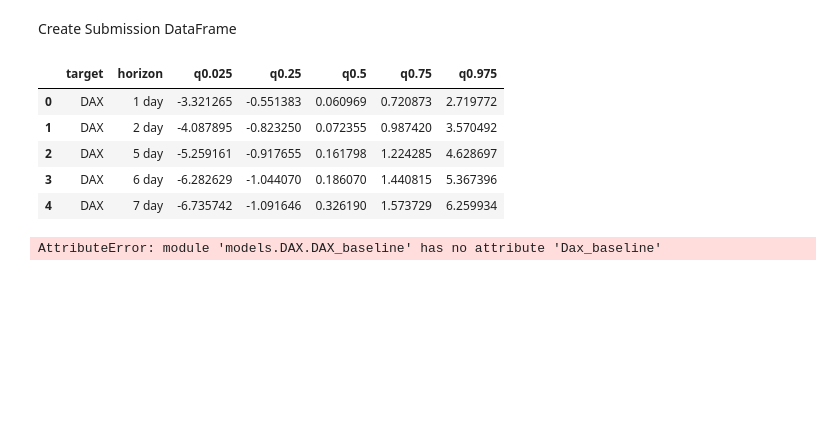
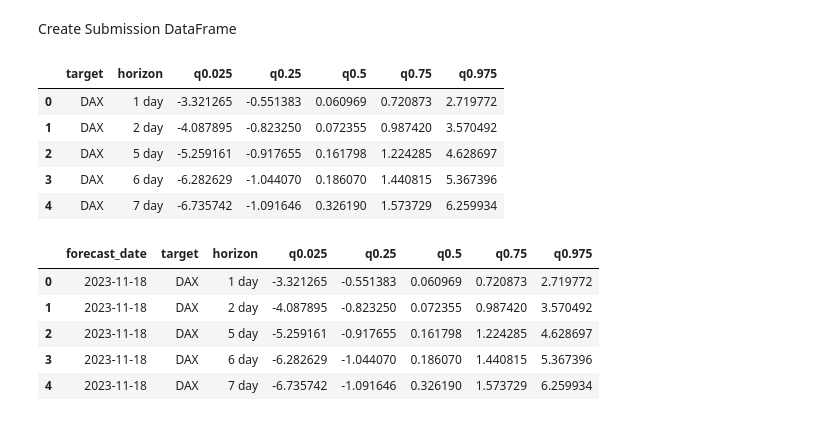
Before and after one commit to Stephantmp/probabilistic-forecasting-challenge, a Jupyter notebook: notebooks/DAX_Baseline.ipynb, the cells around one changed output. Cells and saved outputs as stored; diff of their text form; code cells hidden in the pictures; blank space fills up the shorter version.

Commit message:
Initial commit, notebook for dax forecasting

```diff
--- a/notebooks/DAX_Baseline.ipynb
+++ b/notebooks/DAX_Baseline.ipynb
@@ -76,4 +70,11 @@ from models.DAX import DAX_baseline
 # %%
-df=DAX_baseline.Dax_baseline(daxdata=hist)
+df=DAX_baseline.DAX_baseline(hist)
-# %% [output]
-AttributeError: module 'models.DAX.DAX_baseline' has no attribute 'Dax_baseline'
+# %%
+df
+# %% [output]
+|  | forecast_date | target | horizon | q0.025 | q0.25 | q0.5 | q0.75 | q0.975 |
+| 0 | 2023-11-18 | DAX | 1 day | -3.321265 | -0.551383 | 0.060969 | 0.720873 | 2.719772 |
+| 1 | 2023-11-18 | DAX | 2 day | -4.087895 | -0.823250 | 0.072355 | 0.987420 | 3.570492 |
+| 2 | 2023-11-18 | DAX | 5 day | -5.259161 | -0.917655 | 0.161798 | 1.224285 | 4.628697 |
+| 3 | 2023-11-18 | DAX | 6 day | -6.282629 | -1.044070 | 0.186070 | 1.440815 | 5.367396 |
+| 4 | 2023-11-18 | DAX | 7 day | -6.735742 | -1.091646 | 0.326190 | 1.573729 | 6.259934 |
```
Also changed, not shown: parts of 4 cells of this notebook, 3 other files.
